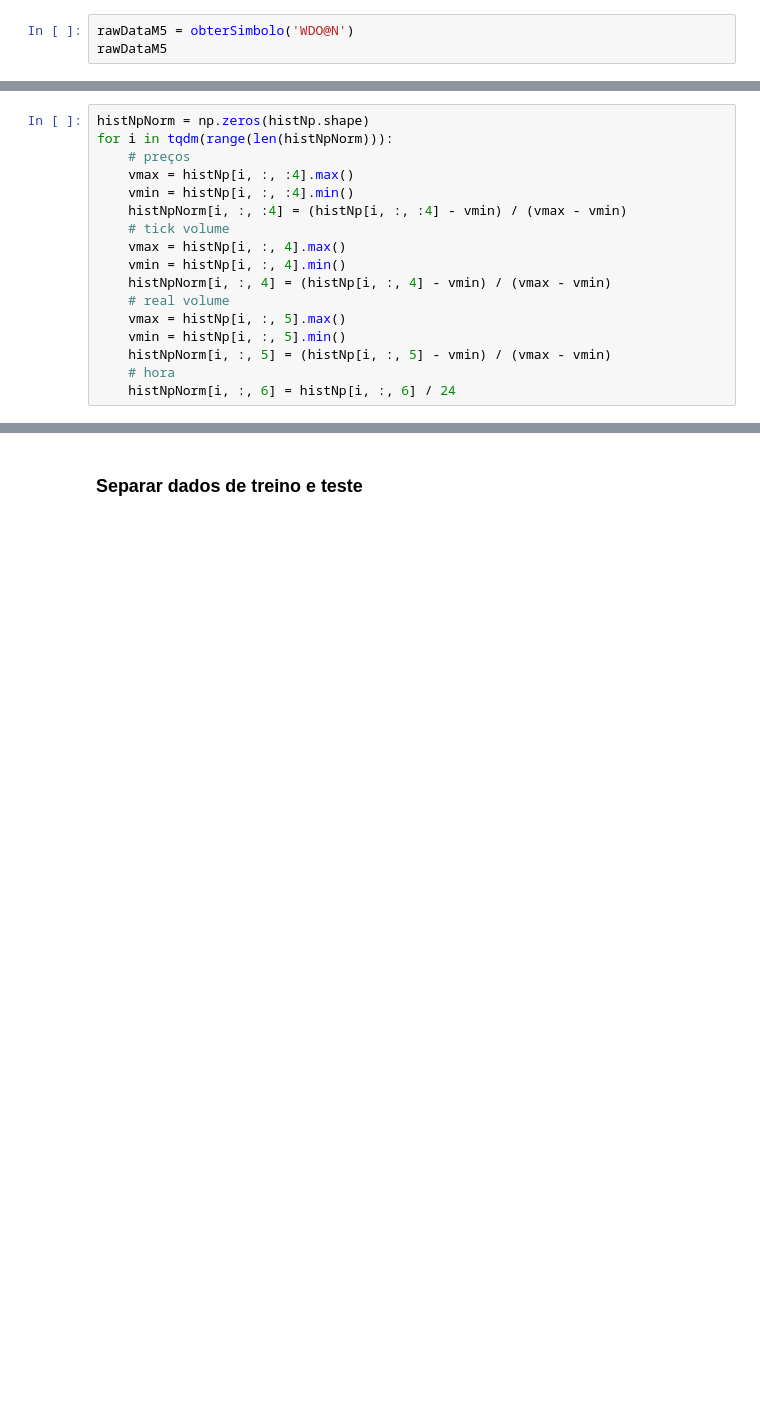
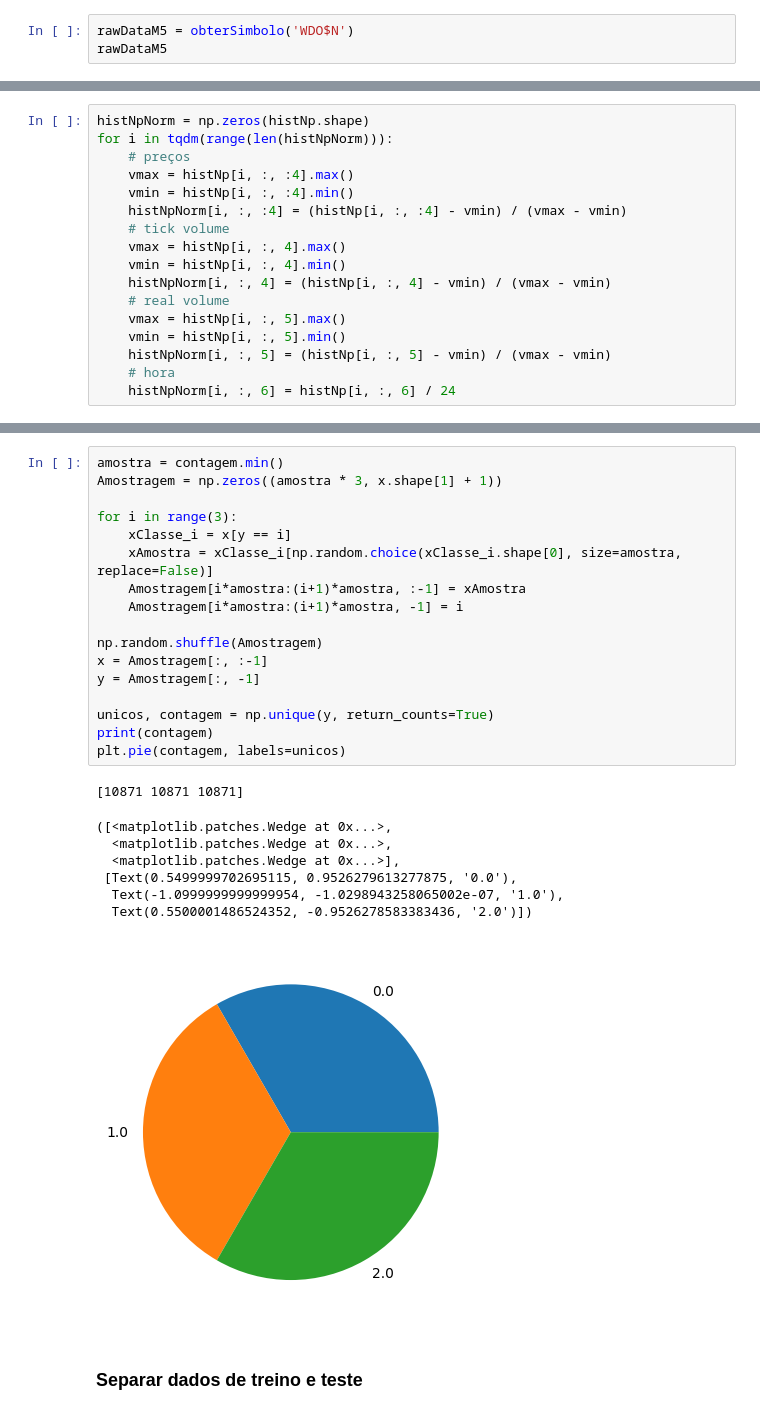
Before and after one commit to AurelioAquino92/tradingPredictor, a Jupyter notebook: analise-bolsa-diario-classificador-fast.ipynb, the cells around one changed output, grey strips where cells are left out. Saved outputs shown, nothing was run; the diff lists cells and outputs as text; blank space fills up the shorter version.

Commit message:
balanceamento de classes

```diff
--- a/analise-bolsa-diario-classificador-fast.ipynb
+++ b/analise-bolsa-diario-classificador-fast.ipynb
@@ -9,7 +9,7 @@ from matplotlib import pyplot as plt
 # %% [markdown]
 # Obtendo dados
 # %%
-rawDataM5 = obterSimbolo('WDO@N')
+rawDataM5 = obterSimbolo('WDO$N')
 rawDataM5
 # %%
 rawDataM5 = rawDataM5.drop(columns=['spread'])
@@ -71,2 +87,28 @@ for i in tqdm(range(len(histNpNorm))):
+# %%
+amostra = contagem.min()
+Amostragem = np.zeros((amostra * 3, x.shape[1] + 1))
+
+for i in range(3):
+    xClasse_i = x[y == i]
+    xAmostra = xClasse_i[np.random.choice(xClasse_i.shape[0], size=amostra, replace=False)]
+    Amostragem[i*amostra:(i+1)*amostra, :-1] = xAmostra
+    Amostragem[i*amostra:(i+1)*amostra, -1] = i
+
+np.random.shuffle(Amostragem)
+x = Amostragem[:, :-1]
+y = Amostragem[:, -1]
+
+unicos, contagem = np.unique(y, return_counts=True)
+print(contagem)
+plt.pie(contagem, labels=unicos)
+# %% [output]
+[10871 10871 10871]
+([<matplotlib.patches.Wedge at 0x...>,
+  <matplotlib.patches.Wedge at 0x...>,
+  <matplotlib.patches.Wedge at 0x...>],
+ [Text(0.5499999702695115, 0.9526279613277875, '0.0'),
+  Text(-1.0999999999999954, -1.0298943258065002e-07, '1.0'),
+  Text(0.5500001486524352, -0.9526278583383436, '2.0')])
+[figure, added]
 # %% [markdown]
 ### Separar dados de treino e teste
```
Also changed, not shown: parts of 10 cells of this notebook.
